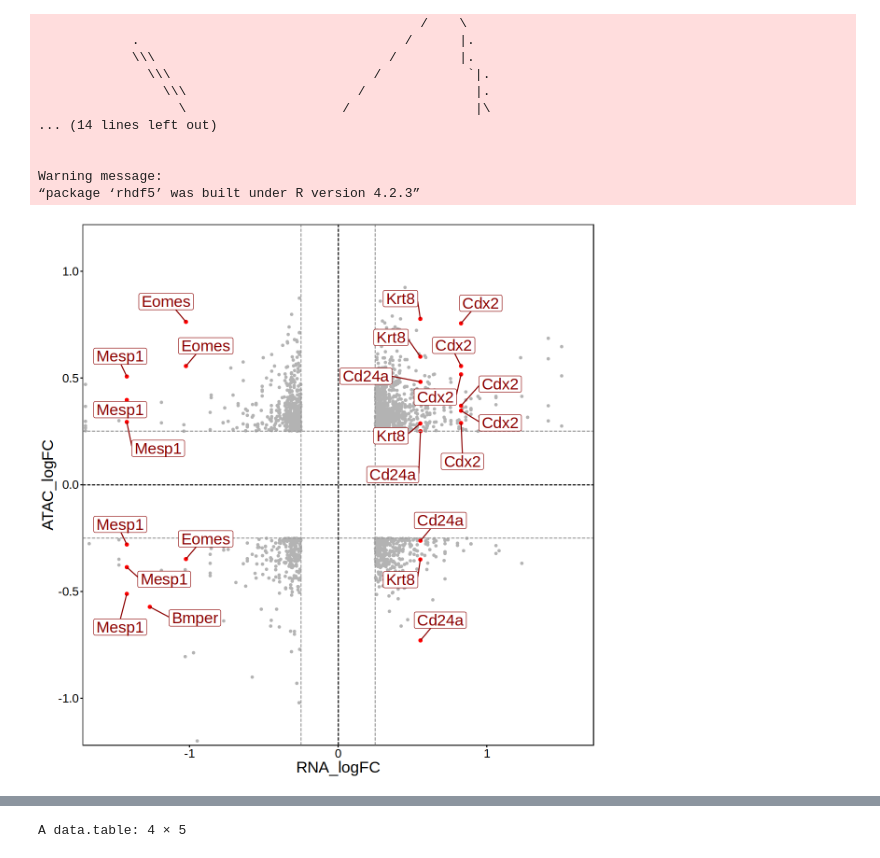
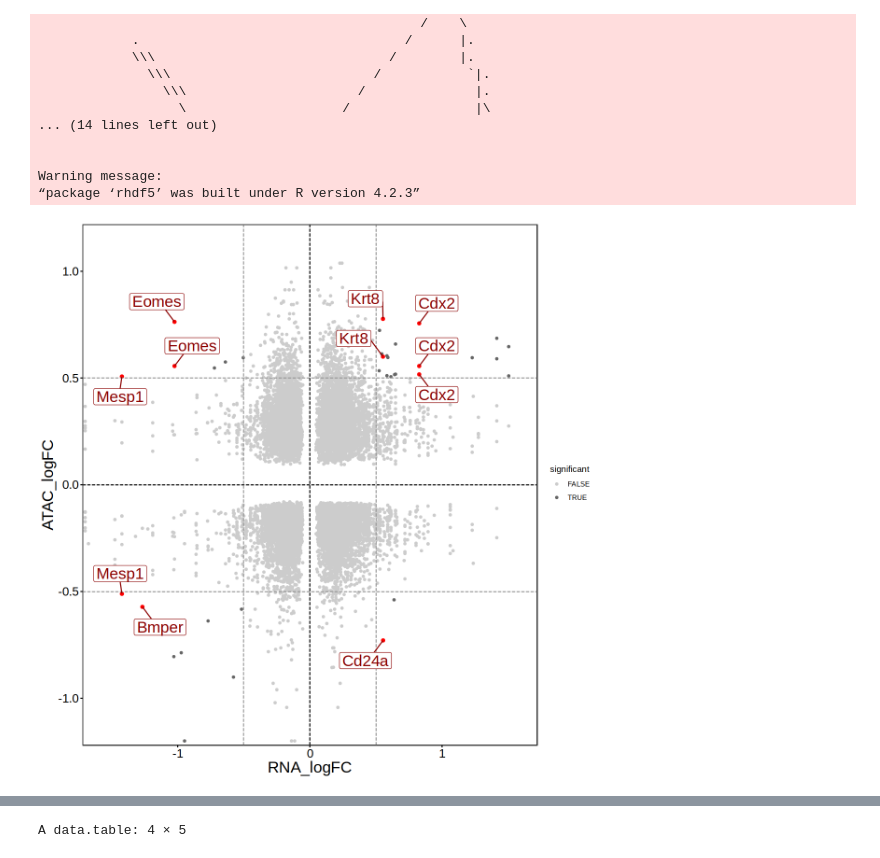
Before and after one commit to BartTheeuwes/CambridgeHPC, a Jupyter notebook: 09_Eomes_invitro_blood/code/thesis/early_RNA_ATAC_comparison.ipynb, the cells around one changed output, grey strips where cells are left out. Saved outputs shown, nothing was run; the diff lists cells and outputs as text; code cells hidden in the pictures.

```diff
--- a/09_Eomes_invitro_blood/code/thesis/early_RNA_ATAC_comparison.ipynb
+++ b/09_Eomes_invitro_blood/code/thesis/early_RNA_ATAC_comparison.ipynb
@@ -158,13 +158,13 @@ meta = fread(args$metadata)[day!='D3']
 # %%
 # Load differential RNA
 DEGs = fread(sprintf('%s/DEGs_edgeR_pb.txt.gz', args$expression))[celltype %in% args$celltypes] %>%
-        .[,sig:=ifelse(abs(logFC)>0.25 & padj_fdr < 0.05, TRUE, FALSE)] %>%
+        .[,sig:=ifelse(abs(logFC)>0 & padj_fdr < 0.05, TRUE, FALSE)] %>%
         .[sig == T] %>% .[, sig := NULL]
 DEGs = DEGs[!gene %in% c('Hba-x', 'Hba-a1', 'Hba-a2', 'Hbb-bh1')]
 
 # Load differential ATAC
 DARs = fread(sprintf('%s/DARs_edgeR_pb.txt.gz', args$accessibility))[celltype %in% args$celltypes] %>%
-        .[,sig:=ifelse(abs(logFC)>0.25 & padj_fdr < 0.05, TRUE, FALSE)] %>%
+        .[,sig:=ifelse(abs(logFC)>0 & padj_fdr < 0.05, TRUE, FALSE)] %>%
         .[sig == T] %>% .[, sig := NULL]
 
 # Load peak2gene linkage
@@ -185,35 +185,36 @@ DEG_DAR = DEGs %>% copy() %>%
 # %%
 options(repr.plot.height= 10, repr.plot.width=10)
 DEG_DAR = DEG_DAR[, ':='(RNA_logFC = ifelse(RNA_logFC < -1.7, -1.7, RNA_logFC),
                         ATAC_logFC = ifelse(ATAC_logFC < -1.2, -1.2,
                                             ifelse(ATAC_logFC > 1.2, 1.2, ATAC_logFC)))]
 
 p1 = ggplot(DEG_DAR[celltype %in% c('Primitive_Streak')], aes(RNA_logFC, ATAC_logFC)) +
-    geom_point(size = 1, color = 'grey70') +
-    geom_point(data = DEG_DAR[celltype %in% c('Primitive_Streak')] %>%
+    geom_point(size = 1, aes(color = ifelse(abs(RNA_logFC) >= 0.5 & abs(ATAC_logFC) >= 0.5, 'TRUE', 'FALSE'))) +
+    scale_color_manual(values = c('TRUE' = 'grey40', 'FALSE' = 'grey80'), name = 'significant') +
+    geom_point(data = DEG_DAR[celltype %in% c('Primitive_Streak')& abs(RNA_logFC) >= 0.5 & abs(ATAC_logFC) >= 0.5] %>%
                            .[gene %in% c('Mesp1', 'Eomes', 'Krt8', 'Cdx2', 'Bmper', 'Cd24a')],
                color = 'red') +
-    geom_hline(yintercept = c(-0.25, 0.25), linetype = 'longdash', color = 'grey60') +
+    geom_hline(yintercept = c(-0.5, 0.5), linetype = 'longdash', color = 'grey60') +
     geom_hline(yintercept = 0, linetype = 'longdash') +
-    geom_vline(xintercept = c(-0.25, 0.25), linetype = 'longdash', color = 'grey60') +
+    geom_vline(xintercept = c(-0.5, 0.5), linetype = 'longdash', color = 'grey60') +
     geom_vline(xintercept = 0, linetype = 'longdash') +
-    ggrepel::geom_label_repel(data = DEG_DAR[celltype %in% c('Primitive_Streak')] %>%
+    ggrepel::geom_label_repel(data = DEG_DAR[celltype %in% c('Primitive_Streak') & abs(RNA_logFC) >= 0.5 & abs(ATAC_logFC) >= 0.5] %>%
                            .[gene %in% c('Mesp1', 'Eomes', 'Krt8', 'Cdx2', 'Bmper', 'Cd24a')],
                        aes(label = gene), size = 7, color = 'darkred', fill = 'white',
                               box.padding = 1,
                               max.overlaps = Inf) +
 
     scale_x_continuous(expand = c(0,0), limits = c(-1.72, 1.72)) +
     scale_y_continuous(expand = c(0,0), limits = c(-1.22, 1.22)) +
     theme_bw() +
     theme(axis.text = element_text(size = 15, color = 'black'),
          axis.ticks = element_line(color='black'),
          panel.grid = element_blank(),
          panel.background = element_rect(color = 'black'),
          axis.title = element_text(size = 20))
 p1
 # %% [output]
-[figure, old version]
+[figure, new version]
 # %%
 options(repr.plot.height= 10, repr.plot.width=10)
 p2 = ggplot(DEG_DAR[celltype %in% c('Early_Mes_EOi')], aes(RNA_logFC, ATAC_logFC)) +
```
Also changed, not shown: parts of 1 cell of this notebook, 55 other files.
